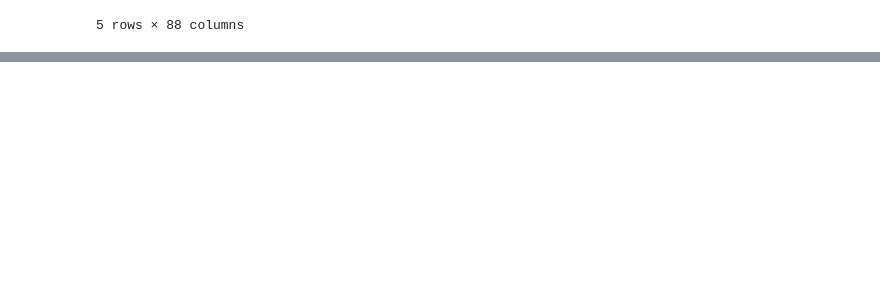
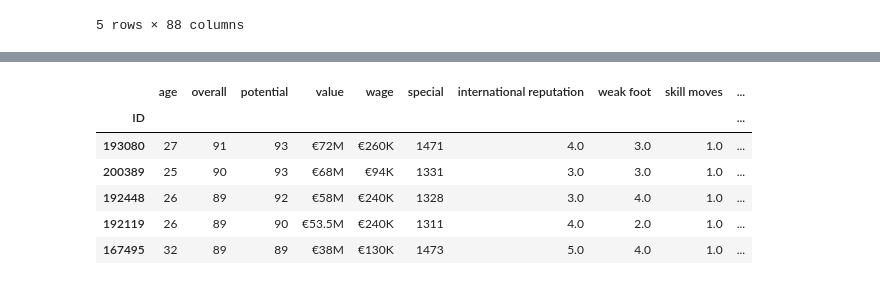
Before and after one commit to Mvital74/datasharing, a Jupyter notebook: FIFA18_PRED.ipynb, the cells around one changed output, grey strips where cells are left out. Drawn from its saved outputs; the diff is of its cells as text; code cells hidden in the pictures; blank space fills up the shorter version.

```diff
--- a/FIFA18_PRED.ipynb
+++ b/FIFA18_PRED.ipynb
@@ -39,0 +43,11 @@ fifa18.drop(columns=['Name','Unnamed: 0', 'Photo', 'Nationality', 'Flag', 'Club
+# %%
+fifa18_gk = fifa18_tidy[fifa18_tidy['position'] == 'GK']
+fifa18_gk.head()
+# %% [output]
+|  | age | overall | potential | value | wage | special | international reputation | weak foot | skill moves | ... |
+| ID |  |  |  |  |  |  |  |  |  | ... |
+| 193080 | 27 | 91 | 93 | €72M | €260K | 1471 | 4.0 | 3.0 | 1.0 | ... |
+| 200389 | 25 | 90 | 93 | €68M | €94K | 1331 | 3.0 | 3.0 | 1.0 | ... |
+| 192448 | 26 | 89 | 92 | €58M | €240K | 1328 | 3.0 | 4.0 | 1.0 | ... |
+| 192119 | 26 | 89 | 90 | €53.5M | €240K | 1311 | 4.0 | 2.0 | 1.0 | ... |
+| 167495 | 32 | 89 | 89 | €38M | €130K | 1473 | 5.0 | 4.0 | 1.0 | ... |
```
Also changed, not shown: parts of 19 cells of this notebook.
